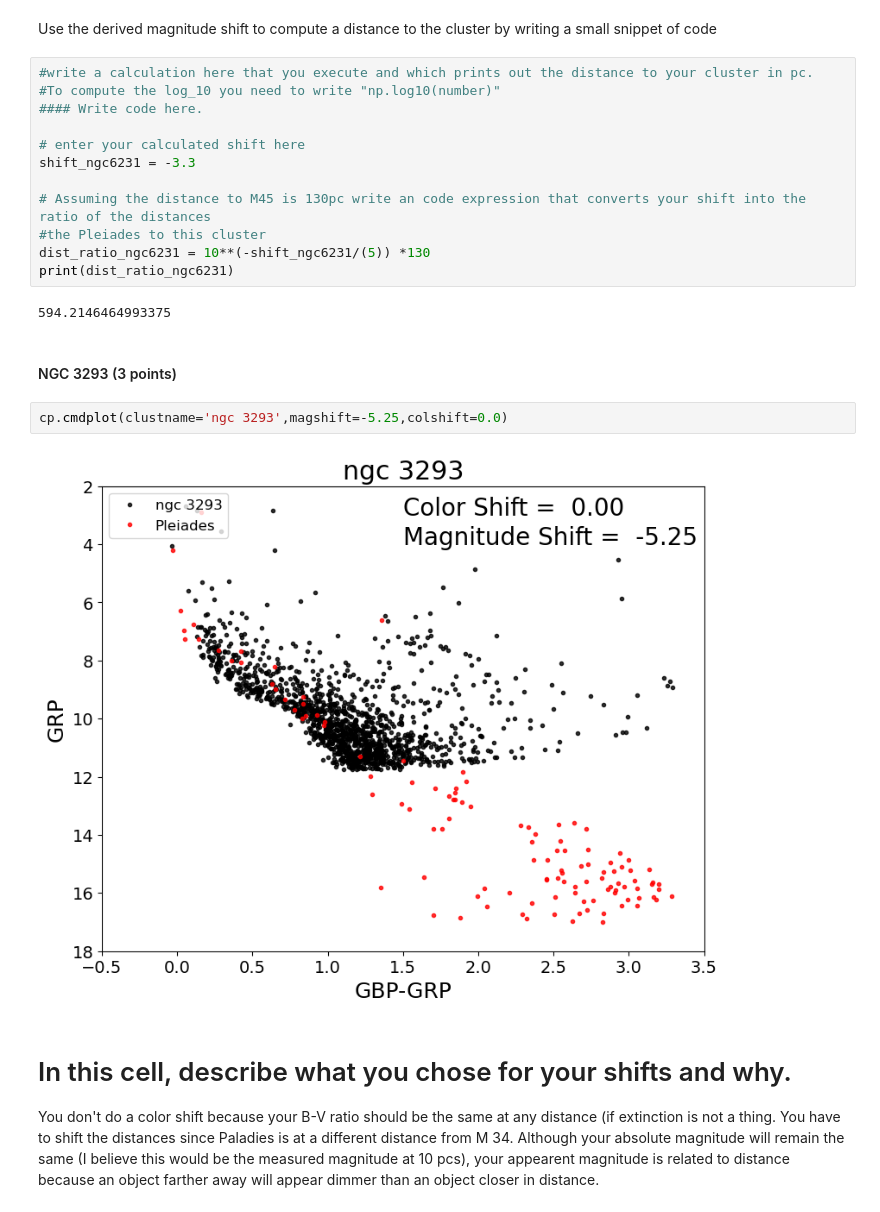
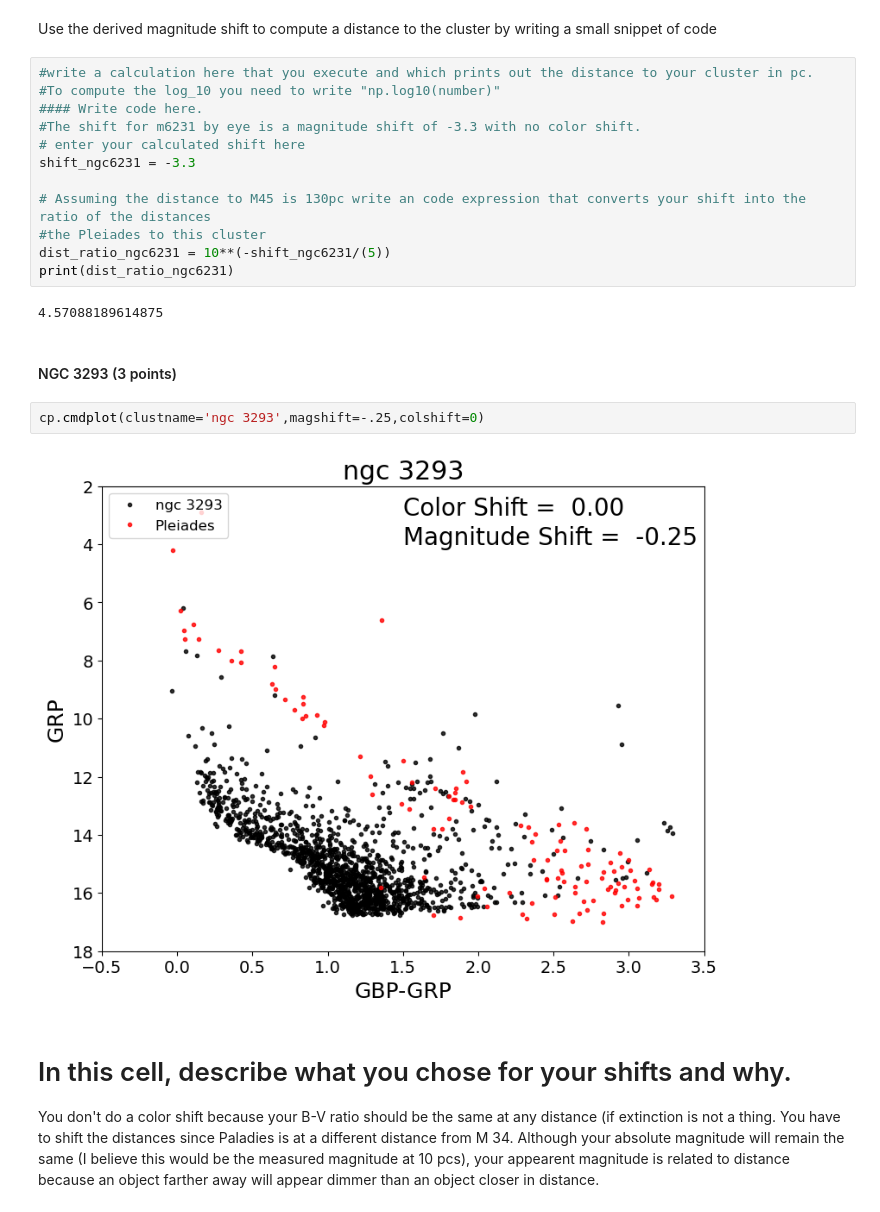
Before and after one commit to ChristianArgueta/CMD-distmod_student, a Jupyter notebook: cluster_plot_student.ipynb, the cells around one changed output. Drawn from its saved outputs; the diff is of its cells as text.

```diff
--- a/cluster_plot_student.ipynb
+++ b/cluster_plot_student.ipynb
@@ -101,22 +102,22 @@ Use the derived magnitude shift to compute a distance to the cluster by writing
 #write a calculation here that you execute and which prints out the distance to your cluster in pc.
 #To compute the log_10 you need to write "np.log10(number)"
 #### Write code here.
-
+#The shift for m6231 by eye is a magnitude shift of -3.3 with no color shift.
 # enter your calculated shift here
 shift_ngc6231 = -3.3
 
 # Assuming the distance to M45 is 130pc write an code expression that converts your shift into the ratio of the distances
 #the Pleiades to this cluster
-dist_ratio_ngc6231 = 10**(-shift_ngc6231/(5)) *130
+dist_ratio_ngc6231 = 10**(-shift_ngc6231/(5))
 print(dist_ratio_ngc6231)
 # %% [output]
-594.2146464993375
+4.57088189614875
 # %% [markdown]
 #### NGC 3293  (3 points)
 # %%
-cp.cmdplot(clustname='ngc 3293',magshift=-5.25,colshift=0.0)
+cp.cmdplot(clustname='ngc 3293',magshift=-.25,colshift=0)
 # %% [output]
-[figure, old version]
+[figure, new version]
 # %% [markdown]
 # In this cell, describe what you chose for your shifts and why.
 You don't do a color shift because your B-V ratio should be the same at any distance (if extinction is not a thing. You have to shift the distances since Paladies is at a different distance from M 34. Although your absolute magnitude will remain the same (I believe this would be the measured magnitude at 10 pcs), your appearent magnitude is related to distance because an object farther away will appear dimmer than an object closer in distance.
```
Also changed, not shown: parts of 10 cells of this notebook.
